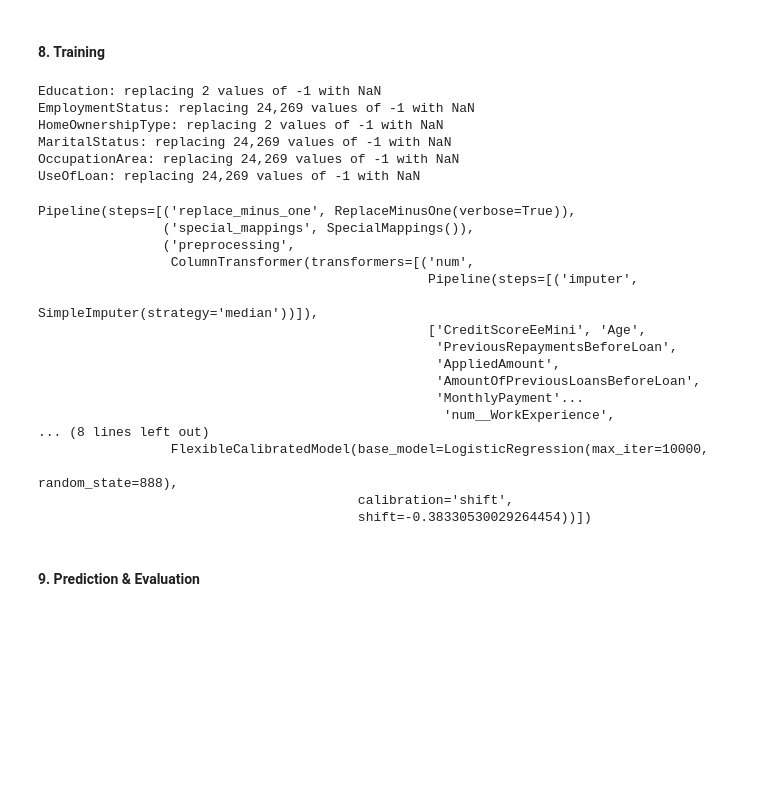
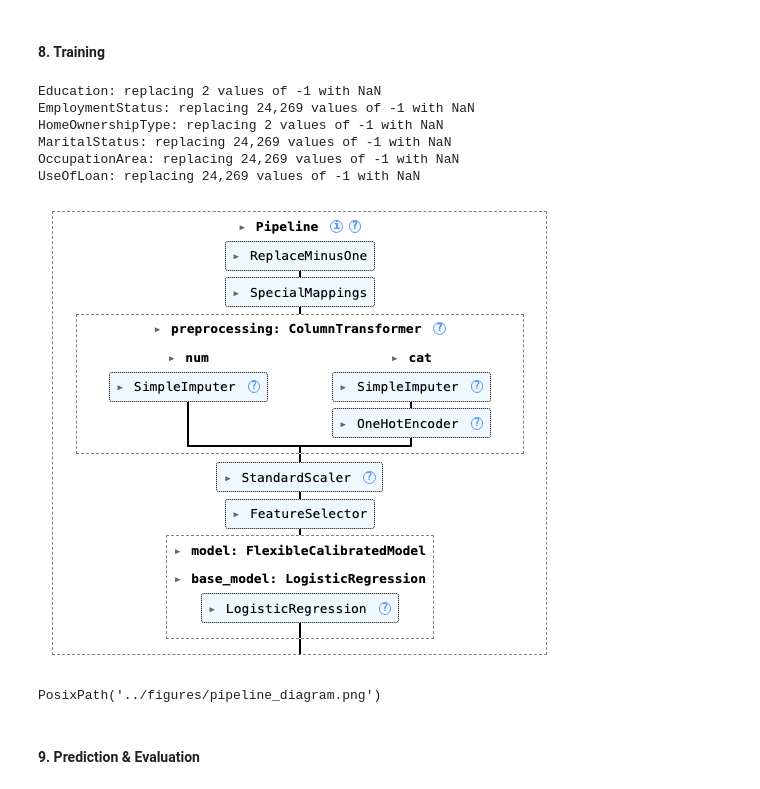
Before and after one commit to kostis2019/CREDIT-RISK-FRAMEWORK, a Jupyter notebook: notebooks/02_pipeline_definition.ipynb, the cells around one changed output. Saved outputs shown, nothing was run; the diff lists cells and outputs as text; code cells hidden in the pictures; blank space fills up the shorter version.

Commit message:
added pipeline diagram

```diff
--- a/notebooks/02_pipeline_definition.ipynb
+++ b/notebooks/02_pipeline_definition.ipynb
@@ -205,31 +210,18 @@ pipeline = Pipeline([
 # %%
 # training
 
 pipeline.fit(X_trai, y_trai)
+
+await save_pipeline_diagram(pipeline, "../figures/pipeline_diagram.png", width=500, height=400)
 # %% [output]
 Education: replacing 2 values of -1 with NaN
 EmploymentStatus: replacing 24,269 values of -1 with NaN
 HomeOwnershipType: replacing 2 values of -1 with NaN
 MaritalStatus: replacing 24,269 values of -1 with NaN
 OccupationArea: replacing 24,269 values of -1 with NaN
 UseOfLoan: replacing 24,269 values of -1 with NaN
+[figure, added]
-Pipeline(steps=[('replace_minus_one', ReplaceMinusOne(verbose=True)),
-                ('special_mappings', SpecialMappings()),
-                ('preprocessing',
-                 ColumnTransformer(transformers=[('num',
-                                                  Pipeline(steps=[('imputer',
-                                                                   SimpleImputer(strategy='median'))]),
-                                                  ['CreditScoreEeMini', 'Age',
-                                                   'PreviousRepaymentsBeforeLoan',
-                                                   'AppliedAmount',
-                                                   'AmountOfPreviousLoansBeforeLoan',
-                                                   'MonthlyPayment'...
-                                                    'num__WorkExperience',
-... (8 lines left out)
-                 FlexibleCalibratedModel(base_model=LogisticRegression(max_iter=10000,
-                                                                       random_state=888),
-                                         calibration='shift',
-                                         shift=-0.38330530029264454))])
+PosixPath('../figures/pipeline_diagram.png')
 # %% [markdown]
 #### 9. Prediction & Evaluation
 # %% [markdown]
```
Also changed, not shown: parts of 3 cells of this notebook, 2 other files.
